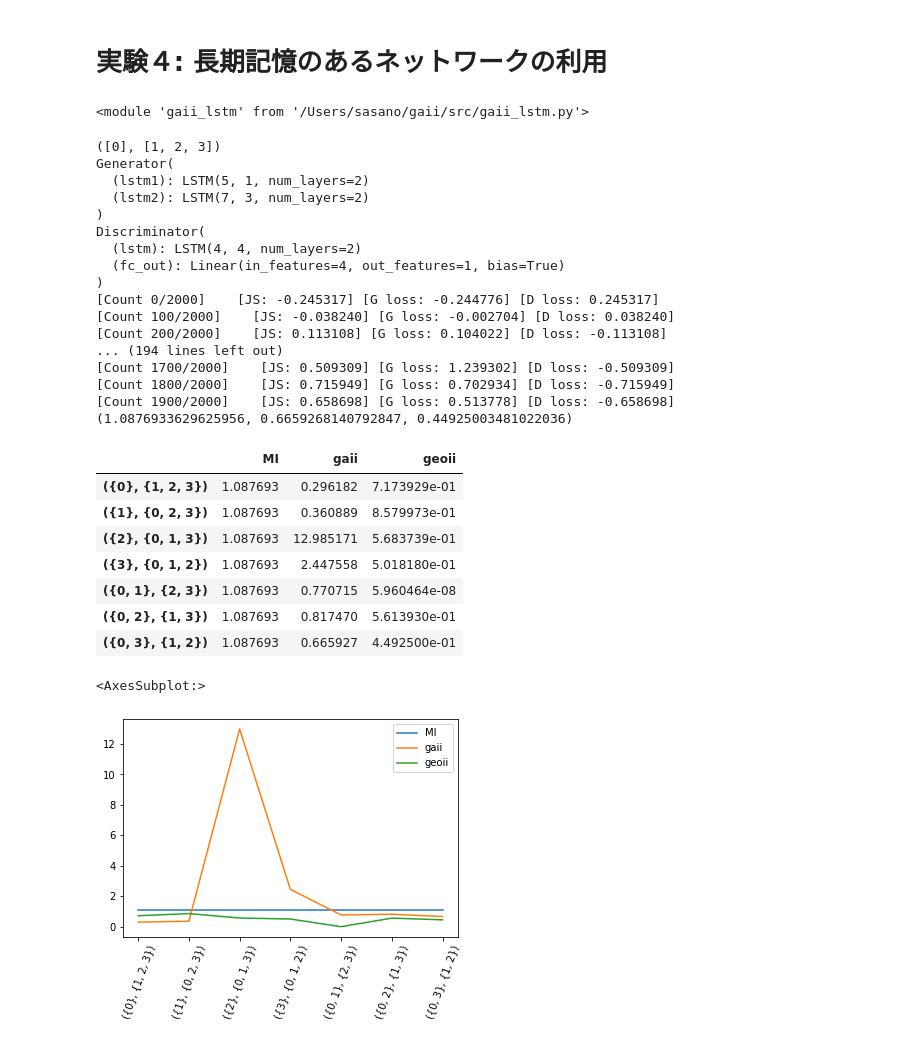
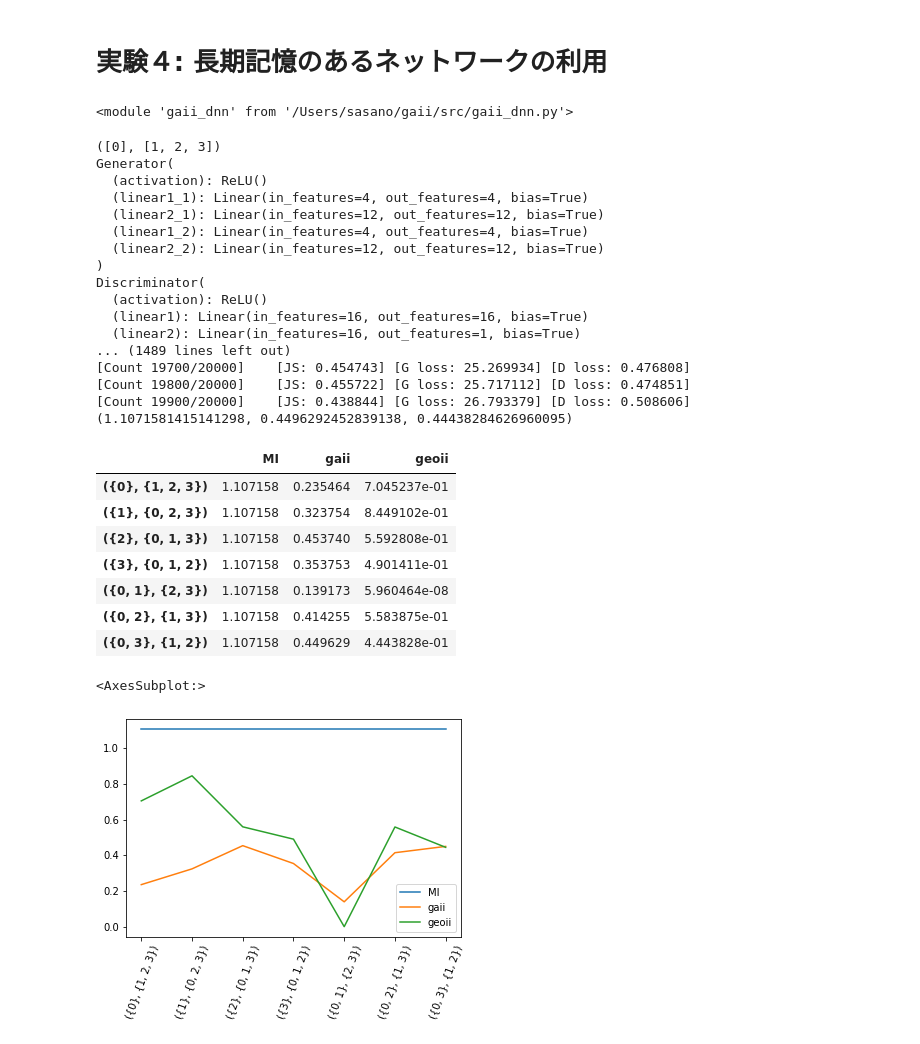
Before and after one commit to ysasano/gaii, a Jupyter notebook: experiment/artificial_data.ipynb, the cells around one changed output. Drawn from its saved outputs; the diff is of its cells as text; code cells hidden in the pictures.

```diff
--- a/experiment/artificial_data.ipynb
+++ b/experiment/artificial_data.ipynb
@@ -220,63 +188,63 @@ def create_data():
     }
 # %%
 import importlib
-importlib.reload(gaii_lstm)
+importlib.reload(gaii_dnn)
 # %% [output]
-<module 'gaii_lstm' from '/Users/sasano/gaii/src/gaii_lstm.py'>
+<module 'gaii_dnn' from '/Users/sasano/gaii/src/gaii_dnn.py'>
 # %%
-import gaii_lstm
+import gaii_dnn
 import geoii
 import pandas as pd
 from IPython.display import display
 import mip
 data = create_data()
 candidate_masks, candidate_list = mip.generate_masks(set(range(4)))
 
 result = []
 for mask, ls in zip(candidate_masks, candidate_list):
     N = data["N"]
     ls = (list(ls[0]), list(ls[1]))
     print(ls)
-    model_gaii = gaii_lstm.fit_q(data["state_list"], ls, length=4, debug=True)
+    model_gaii = gaii_dnn.fit_q(data["state_list"], ls, length=4, debug=True)
     gaii_result = model_gaii["js"]
 
     model_geoii = geoii.fit_q(data["A"], data["SigmaE"], data["SigmaX"], mask)
     geoii_result = model_geoii["kl"]
 
     MI = data["MI"]
     print((MI, gaii_result, geoii_result))
     result.append((MI, gaii_result, geoii_result))
 
 result = pd.DataFrame(result, columns=["MI", "gaii", "geoii"], index=candidate_list)
 display(result)
 ax = result.plot()
 ax.tick_params(axis='x', rotation=70)
 ax
 # %% [output]
 ([0], [1, 2, 3])
 Generator(
-  (lstm1): LSTM(5, 1, num_layers=2)
-  (lstm2): LSTM(7, 3, num_layers=2)
+  (activation): ReLU()
+  (linear1_1): Linear(in_features=4, out_features=4, bias=True)
+  (linear2_1): Linear(in_features=12, out_features=12, bias=True)
+  (linear1_2): Linear(in_features=4, out_features=4, bias=True)
+  (linear2_2): Linear(in_features=12, out_features=12, bias=True)
 )
 Discriminator(
-  (lstm): LSTM(4, 4, num_layers=2)
-  (fc_out): Linear(in_features=4, out_features=1, bias=True)
-)
-[Count 0/2000]    [JS: -0.245317] [G loss: -0.244776] [D loss: 0.245317]
-[Count 100/2000]    [JS: -0.038240] [G loss: -0.002704] [D loss: 0.038240]
-[Count 200/2000]    [JS: 0.113108] [G loss: 0.104022] [D loss: -0.113108]
-... (194 lines left out)
-[Count 1700/2000]    [JS: 0.509309] [G loss: 1.239302] [D loss: -0.509309]
-[Count 1800/2000]    [JS: 0.715949] [G loss: 0.702934] [D loss: -0.715949]
-[Count 1900/2000]    [JS: 0.658698] [G loss: 0.513778] [D loss: -0.658698]
-(1.0876933629625956, 0.6659268140792847, 0.44925003481022036)
+  (activation): ReLU()
+  (linear1): Linear(in_features=16, out_features=16, bias=True)
+  (linear2): Linear(in_features=16, out_features=1, bias=True)
+... (1489 lines left out)
+[Count 19700/20000]    [JS: 0.454743] [G loss: 25.269934] [D loss: 0.476808]
+[Count 19800/20000]    [JS: 0.455722] [G loss: 25.717112] [D loss: 0.474851]
+[Count 19900/20000]    [JS: 0.438844] [G loss: 26.793379] [D loss: 0.508606]
+(1.1071581415141298, 0.4496292452839138, 0.44438284626960095)
 |  | MI | gaii | geoii |
-| ({0}, {1, 2, 3}) | 1.087693 | 0.296182 | 7.173929e-01 |
-| ({1}, {0, 2, 3}) | 1.087693 | 0.360889 | 8.579973e-01 |
-| ({2}, {0, 1, 3}) | 1.087693 | 12.985171 | 5.683739e-01 |
-| ({3}, {0, 1, 2}) | 1.087693 | 2.447558 | 5.018180e-01 |
-| ({0, 1}, {2, 3}) | 1.087693 | 0.770715 | 5.960464e-08 |
-| ({0, 2}, {1, 3}) | 1.087693 | 0.817470 | 5.613930e-01 |
-| ({0, 3}, {1, 2}) | 1.087693 | 0.665927 | 4.492500e-01 |
+| ({0}, {1, 2, 3}) | 1.107158 | 0.235464 | 7.045237e-01 |
+| ({1}, {0, 2, 3}) | 1.107158 | 0.323754 | 8.449102e-01 |
+| ({2}, {0, 1, 3}) | 1.107158 | 0.453740 | 5.592808e-01 |
+| ({3}, {0, 1, 2}) | 1.107158 | 0.353753 | 4.901411e-01 |
+| ({0, 1}, {2, 3}) | 1.107158 | 0.139173 | 5.960464e-08 |
+| ({0, 2}, {1, 3}) | 1.107158 | 0.414255 | 5.583875e-01 |
+| ({0, 3}, {1, 2}) | 1.107158 | 0.449629 | 4.443828e-01 |
 <AxesSubplot:>
-[figure, old version]
+[figure, new version]
```
Also changed, not shown: parts of 4 cells of this notebook, 1 other file.
